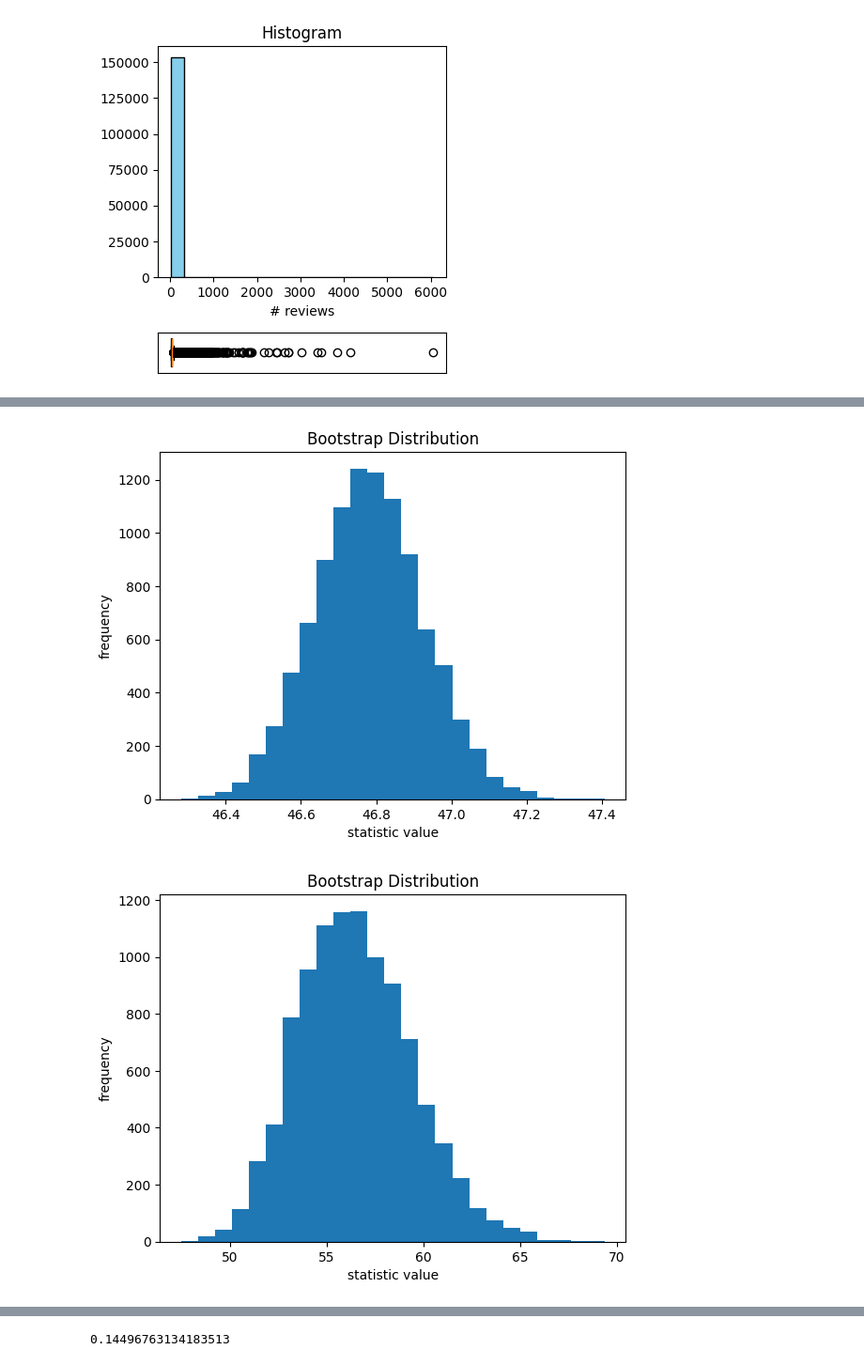
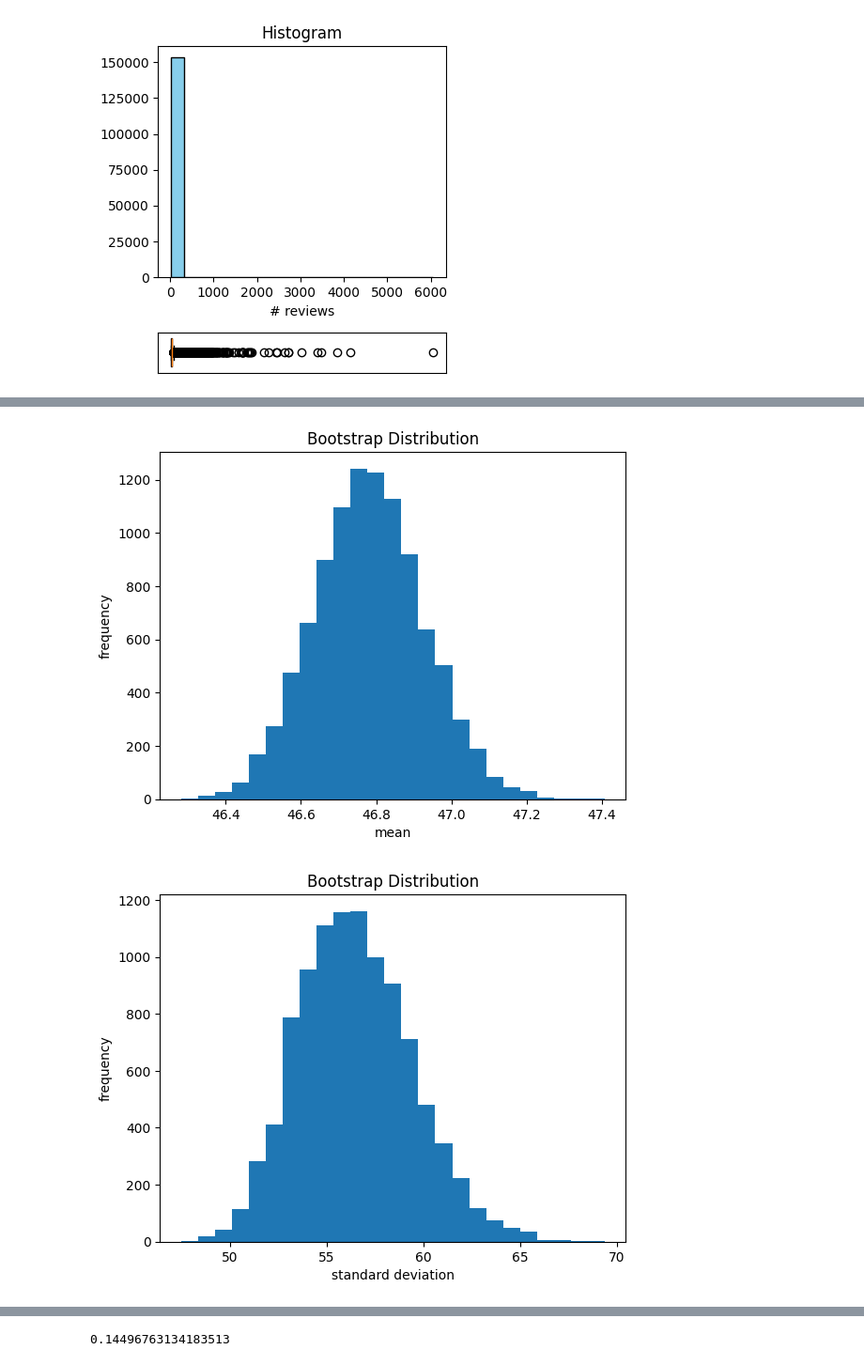
Before and after one commit to swatt45/Capstone, a Jupyter notebook: D502 EDA.ipynb, the cells around one changed output, grey strips where cells are left out. Shown: that part at 94% size. Cells and saved outputs as stored; diff of their text form; code cells hidden in the pictures.

```diff
--- a/D502 EDA.ipynb
+++ b/D502 EDA.ipynb
@@ -40,6 +43,18 @@ def create_box_and_hist(data, column):
     ax_box.set_yticks([])
     plt.tight_layout()
     plt.show()
+
+def boot(data, column, stat, stat_label):
+    rnd = 42
+    res = bootstrap((data[column].values,), stat, confidence_level=0.9,
+                    random_state=rnd, batch=1)
+    fig, ax = plt.subplots()
+    ax.hist(res.bootstrap_distribution, bins=25)
+    ax.set_title('Bootstrap Distribution')
+    ax.set_xlabel(stat_label)
+    ax.set_ylabel('frequency')
+    plt.show()
+    return res
 # %%
 # load our users
 dfuser = pd.read_csv("users.csv")
@@ -66,15 +155,6 @@ create_box_and_hist(df_high_reviews, 'reviews')
 # %% [output]
 [figure]
 # %%
-from scipy.stats import bootstrap
-def boot(data, column, stat):
-    rnd = 42
-    res = bootstrap((data[column].values,), stat, confidence_level=0.9,
-                    random_state=rnd, batch=1)
-    fig, ax = plt.subplots()
-    ax.hist(res.bootstrap_distribution, bins=25)
-    ax.set_title('Bootstrap Distribution')
-    ax.set_xlabel('statistic value')
-    ax.set_ylabel('frequency')
-    plt.show()
-    return res
+# plot users bootstrap
+pd.plotting.bootstrap_plot(df_high_reviews.drop('products', axis=1).reviews, size=100000)
+plt.show()
@@ -81,6 +163,6 @@ def boot(data, column, stat):
 # %%
-mean_stats = boot(df_high_reviews, 'reviews', np.mean)
-std_stats = boot(df_high_reviews, 'reviews', np.std)
+mean_stats = boot(df_high_reviews, 'reviews', np.mean, 'mean')
+std_stats = boot(df_high_reviews, 'reviews', np.std, 'standard deviation')
 # %% [output]
-[figure, old version]
+[figure, new version]
-[figure, old version]
+[figure, new version]
```
Also changed, not shown: parts of 16 cells of this notebook.
